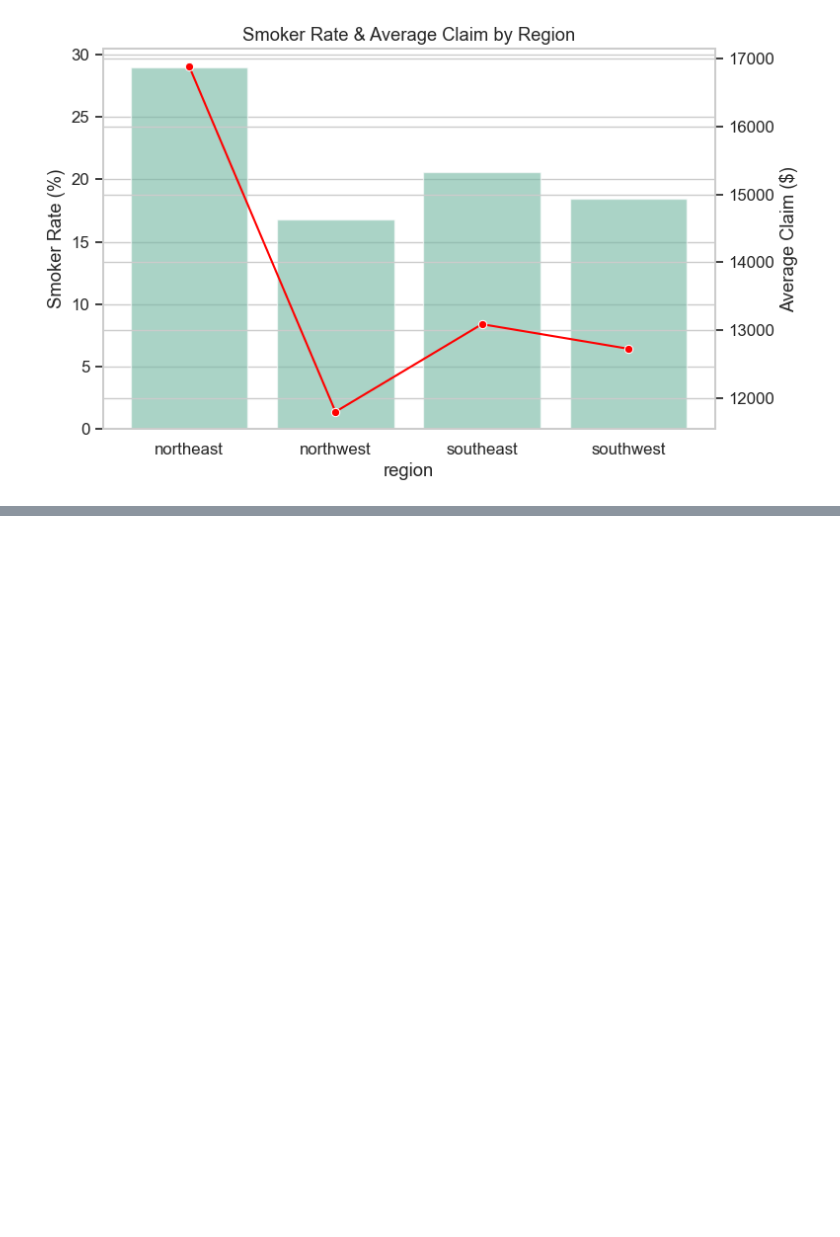
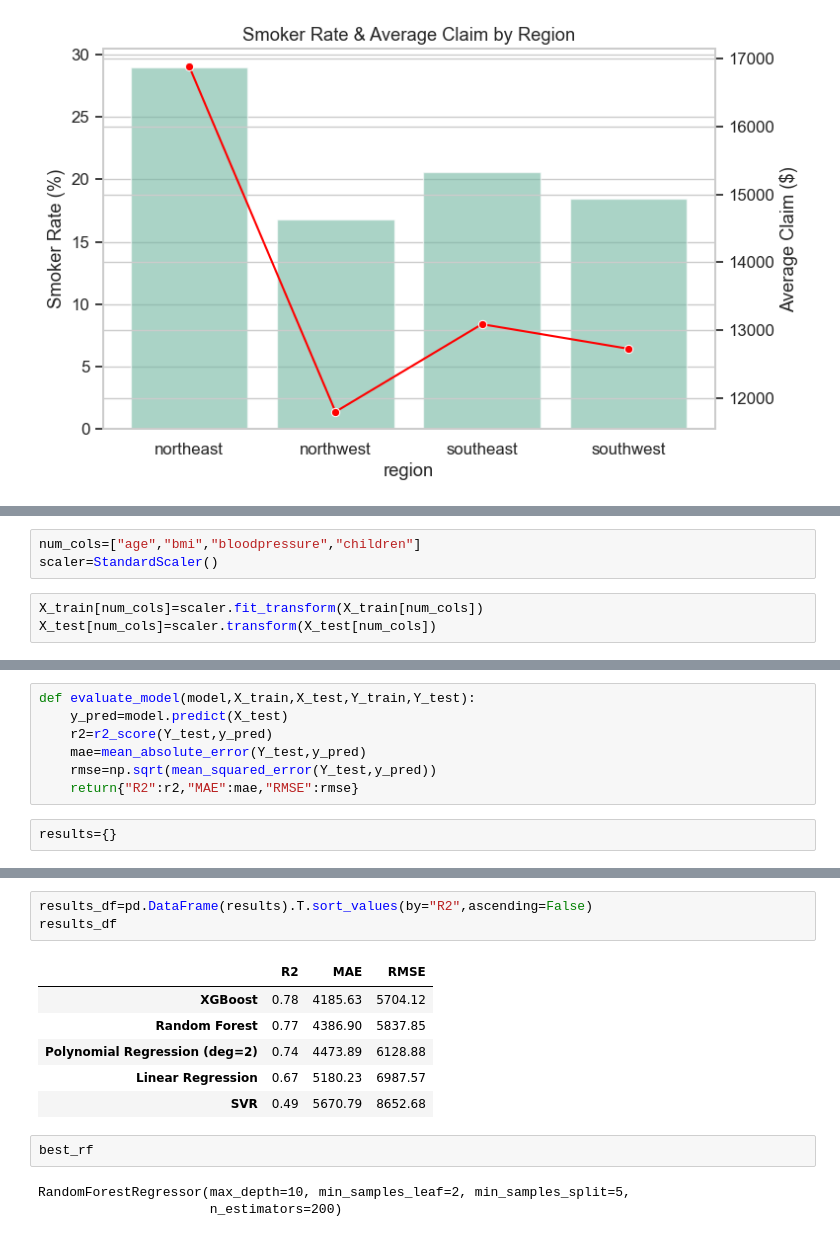
Before and after one commit to Aarya-upadhyay/Health_Insurance_Cost_Prediction, a Jupyter notebook: analysis_model.ipynb, the cells around one changed output, grey strips where cells are left out. Cells and saved outputs as stored; diff of their text form; blank space fills up the shorter version.

```diff
--- a/analysis_model.ipynb
+++ b/analysis_model.ipynb
@@ -304,0 +368,6 @@ plt.show()
+# %%
+num_cols=["age","bmi","bloodpressure","children"]
+scaler=StandardScaler()
+# %%
+X_train[num_cols]=scaler.fit_transform(X_train[num_cols])
+X_test[num_cols]=scaler.transform(X_test[num_cols])
@@ -304,0 +395,9 @@ plt.show()
+# %%
+def evaluate_model(model,X_train,X_test,Y_train,Y_test):
+    y_pred=model.predict(X_test)
+    r2=r2_score(Y_test,y_pred)
+    mae=mean_absolute_error(Y_test,y_pred)
+    rmse=np.sqrt(mean_squared_error(Y_test,y_pred))
+    return{"R2":r2,"MAE":mae,"RMSE":rmse}
+# %%
+results={}
@@ -304,0 +491,15 @@ plt.show()
+# %%
+results_df=pd.DataFrame(results).T.sort_values(by="R2",ascending=False)
+results_df
+# %% [output]
+|  | R2 | MAE | RMSE |
+| XGBoost | 0.78 | 4185.63 | 5704.12 |
+| Random Forest | 0.77 | 4386.90 | 5837.85 |
+| Polynomial Regression (deg=2) | 0.74 | 4473.89 | 6128.88 |
+| Linear Regression | 0.67 | 5180.23 | 6987.57 |
+| SVR | 0.49 | 5670.79 | 8652.68 |
+# %%
+best_rf
+# %% [output]
+RandomForestRegressor(max_depth=10, min_samples_leaf=2, min_samples_split=5,
+                      n_estimators=200)
```
Also changed, not shown: parts of 23 cells of this notebook, 6 other files.
